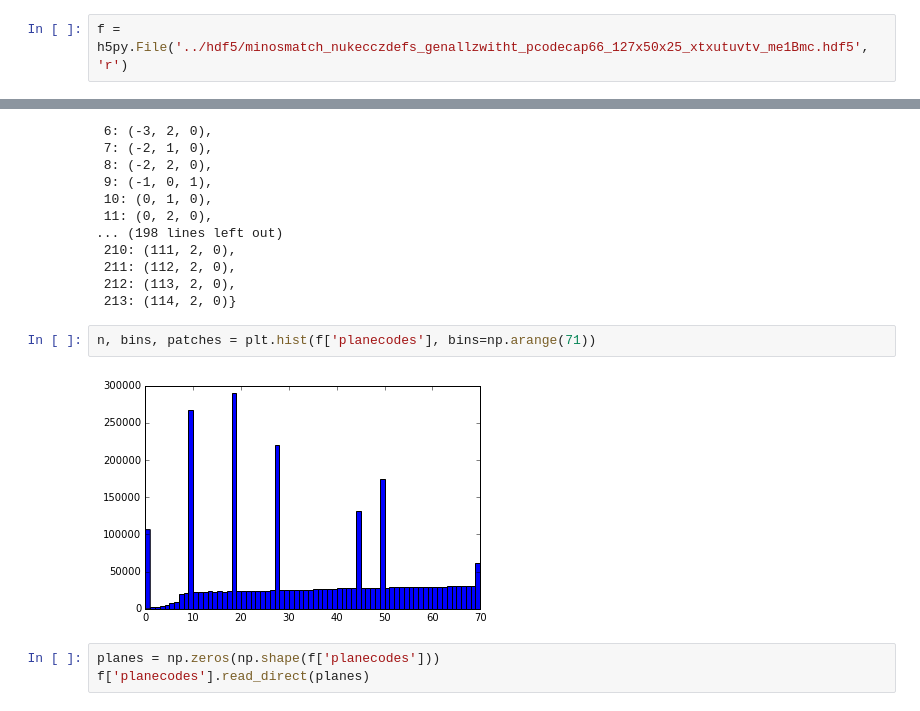
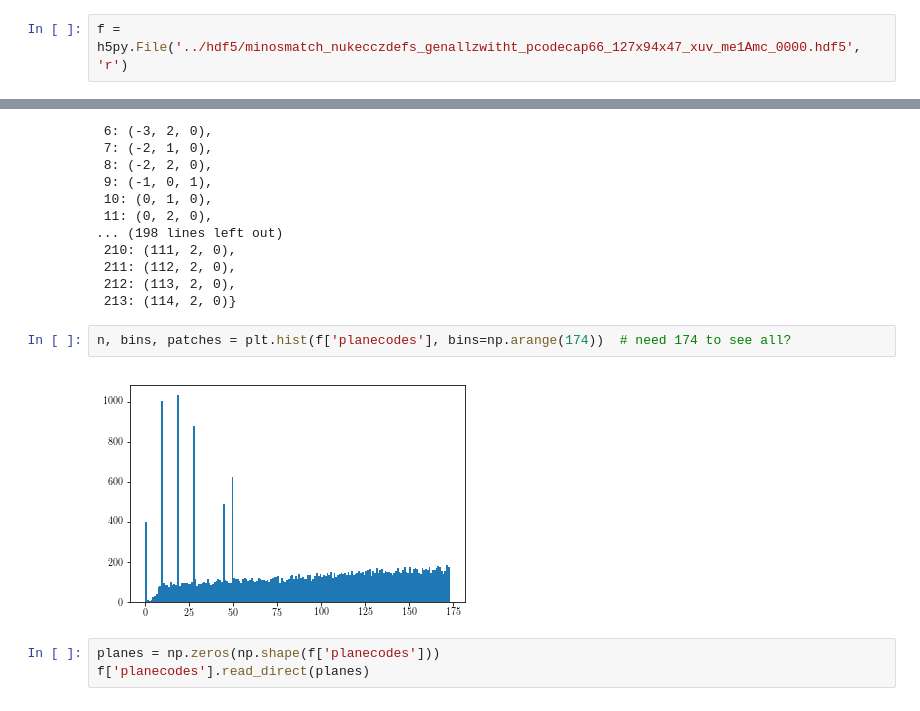
Before and after one commit to faizaakbar/ANNMINERvA, a Jupyter notebook: visualize_planecode_occupancy_stats.ipynb, the cells around one changed output, grey strips where cells are left out. Cells and saved outputs as stored; diff of their text form.

```diff
--- a/visualize_planecode_occupancy_stats.ipynb
+++ b/visualize_planecode_occupancy_stats.ipynb
@@ -18,7 +18,7 @@ def decode_eventid(eventid):
     run = eventid
     return (run, subrun, gate, phys_evt)
 # %%
-f = h5py.File('../hdf5/minosmatch_nukecczdefs_genallzwitht_pcodecap66_127x50x25_xtxutuvtv_me1Bmc.hdf5', 'r')
+f = h5py.File('../hdf5/minosmatch_nukecczdefs_genallzwitht_pcodecap66_127x94x47_xuv_me1Amc_0000.hdf5', 'r')
 # %%
 len(f['eventids'][:])
 # %% [output]
@@ -175,9 +179,9 @@ plane_codes.build_reversed_indexed_codes()
  212: (113, 2, 0),
  213: (114, 2, 0)}
 # %%
-n, bins, patches = plt.hist(f['planecodes'], bins=np.arange(71))
+n, bins, patches = plt.hist(f['planecodes'], bins=np.arange(174))  # need 174 to see all?
 # %% [output]
-[figure, old version]
+[figure, new version]
 # %%
 planes = np.zeros(np.shape(f['planecodes']))
 f['planecodes'].read_direct(planes)
```
Also changed, not shown: parts of 22 cells of this notebook.
